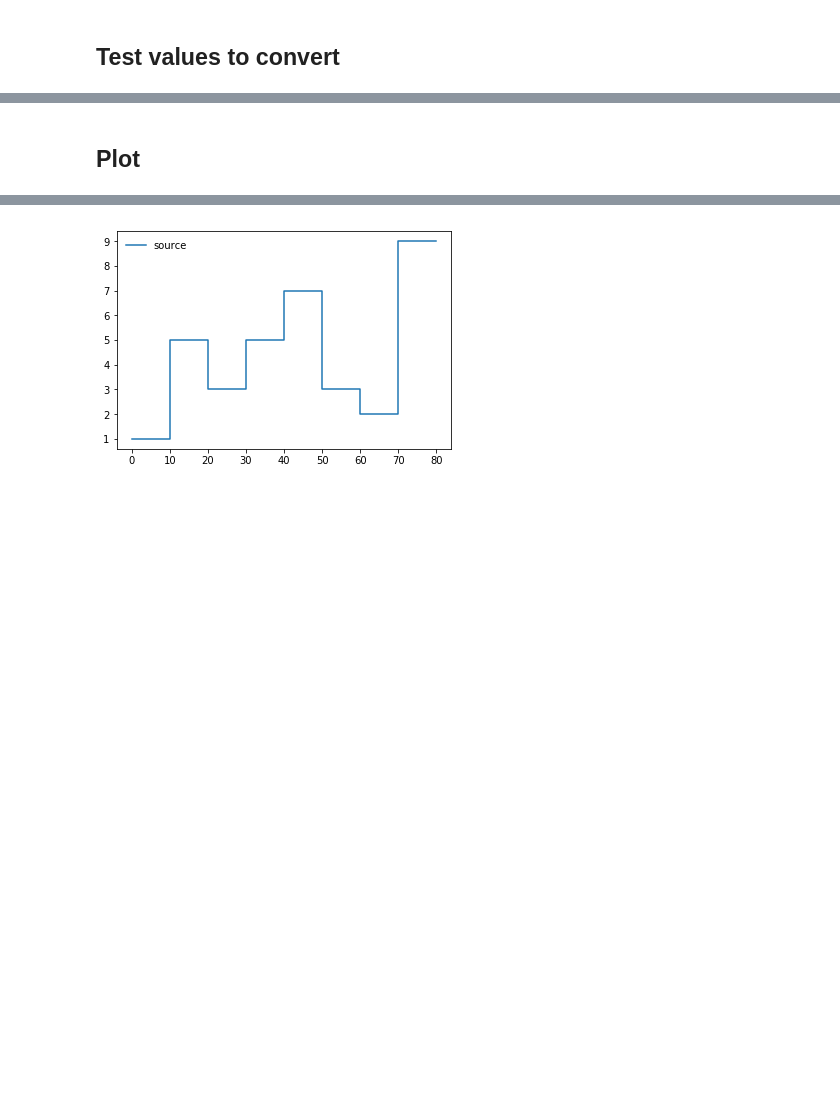
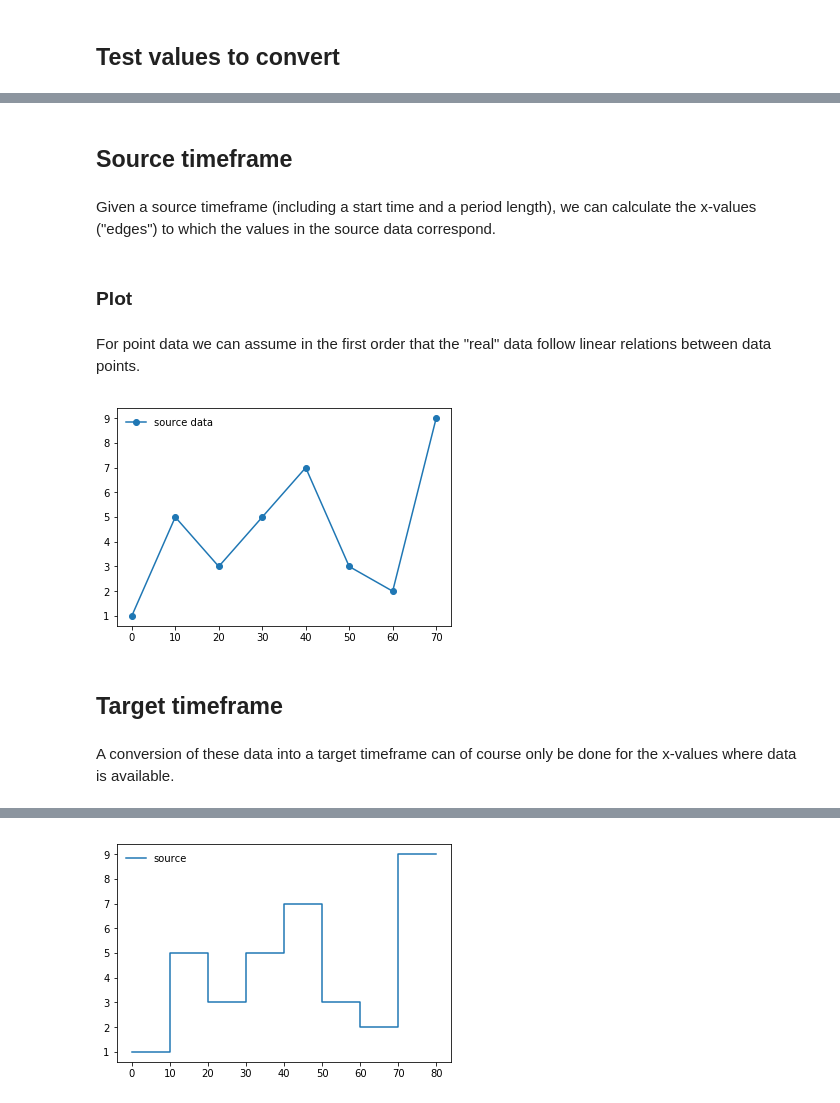
Before and after one commit to openscm/openscm, a Jupyter notebook: notebooks/timeframes.ipynb, the cells around one changed output, grey strips where cells are left out. Drawn from its saved outputs; the diff is of its cells as text; code cells hidden in the pictures; blank space fills up the shorter version.

```diff
--- a/notebooks/timeframes.ipynb
+++ b/notebooks/timeframes.ipynb
@@ -23,2 +17,7 @@ source_period_length = 10
+# %%
+source = timeframes.Timeframe(
+    start_time = 0,
+    period_length = 10
+)
 # %% [markdown]
 ## Target timeframe
@@ -34,2 +38,20 @@ Values are **averages** for their corresponding period
+# %% [markdown]
+## Source timeframe
+# %% [markdown]
+Given a source timeframe (including a start time and a period length), we can calculate the x-values ("edges") to which the values in the source data correspond.
+# %%
+source_points = source.get_points(len(source_values))
 # %% [markdown]
-## Plot
+### Plot
+# %% [markdown]
+For point data we can assume in the first order that the "real" data follow linear relations between data points.
+# %%
+ax = plt.figure().add_subplot(111)
+ax.plot(source_points, source_values, label="source data", marker="o")
+ax.legend(frameon=False);
+# %% [output]
+[figure, added]
+# %% [markdown]
+## Target timeframe
+# %% [markdown]
+A conversion of these data into a target timeframe can of course only be done for the x-values where data is available.
```
Also changed, not shown: parts of 52 cells of this notebook.
